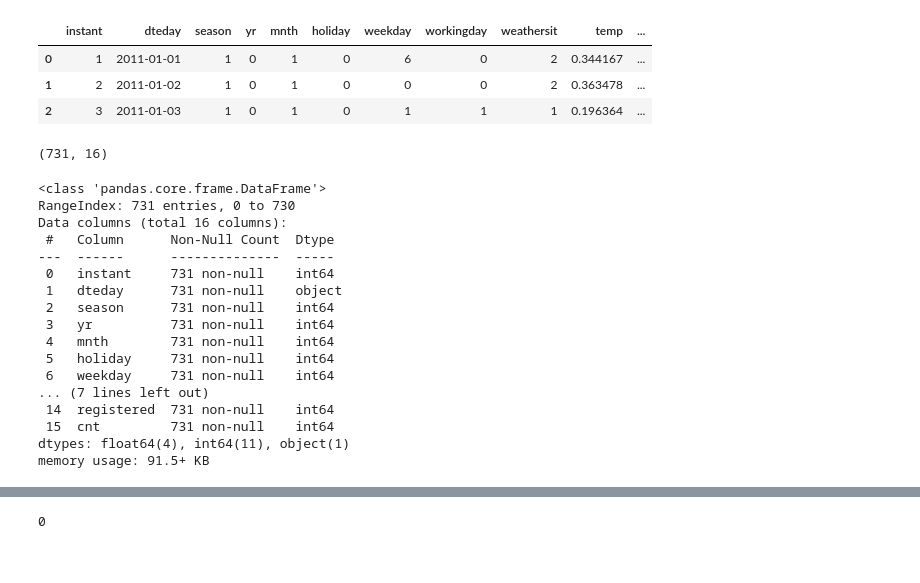
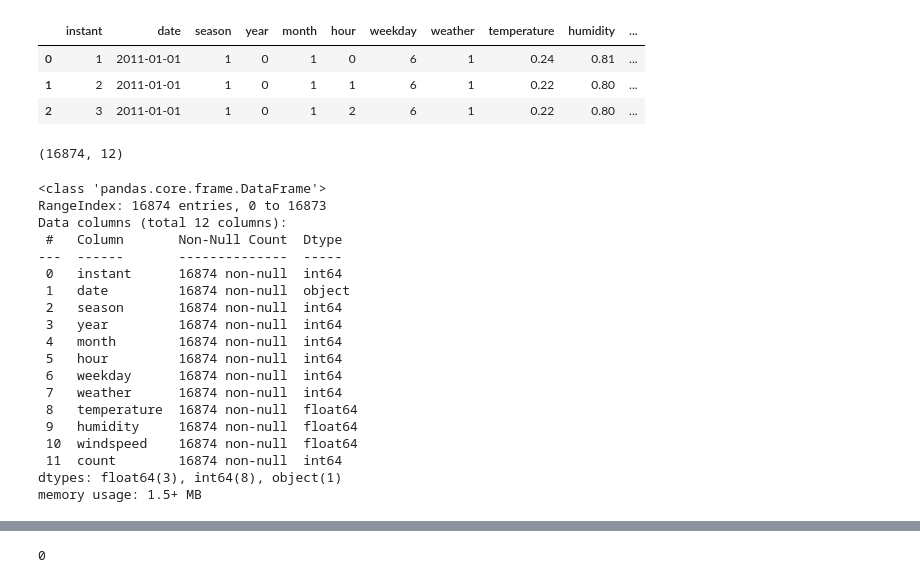
Before and after one commit to saleha-12/bike_sharing, a Jupyter notebook: EDA/bike_sharing_EDA.ipynb, the cells around one changed output, grey strips where cells are left out. Drawn from its saved outputs; the diff is of its cells as text; code cells hidden in the pictures.

```diff
--- a/EDA/bike_sharing_EDA.ipynb
+++ b/EDA/bike_sharing_EDA.ipynb
@@ -5,20 +5,20 @@ import matplotlib.pyplot as plt
 import seaborn as sns
 # %%
 # Load csv file from GitHub into a DataFrame
-df = pd.read_csv('https://raw.githubusercontent.com/saleha-12/bike_sharing/refs/heads/main/EDA/day.csv')
+df = pd.read_csv('https://raw.githubusercontent.com/saleha-12/bike_sharing/refs/heads/main/cleaned_hourly_bike_data.csv')
 
 # Check top 3 rows of DataFrame
 df.head(3)
 # %% [output]
-|  | instant | dteday | season | yr | mnth | holiday | weekday | workingday | weathersit | temp | ... |
-| 0 | 1 | 2011-01-01 | 1 | 0 | 1 | 0 | 6 | 0 | 2 | 0.344167 | ... |
-| 1 | 2 | 2011-01-02 | 1 | 0 | 1 | 0 | 0 | 0 | 2 | 0.363478 | ... |
-| 2 | 3 | 2011-01-03 | 1 | 0 | 1 | 0 | 1 | 1 | 1 | 0.196364 | ... |
+|  | instant | date | season | year | month | hour | weekday | weather | temperature | humidity | ... |
+| 0 | 1 | 2011-01-01 | 1 | 0 | 1 | 0 | 6 | 1 | 0.24 | 0.81 | ... |
+| 1 | 2 | 2011-01-01 | 1 | 0 | 1 | 1 | 6 | 1 | 0.22 | 0.80 | ... |
+| 2 | 3 | 2011-01-01 | 1 | 0 | 1 | 2 | 6 | 1 | 0.22 | 0.80 | ... |
 # %%
 # Check number of rows and columns
 df.shape
 # %% [output]
-(731, 16)
+(16874, 12)
 # %%
 # Check column names and types
 df.info()
@@ -29,22 +29,24 @@ df.info()
 # This dataset does not have any missing values
 # %% [output]
 <class 'pandas.core.frame.DataFrame'>
-RangeIndex: 731 entries, 0 to 730
-Data columns (total 16 columns):
- #   Column      Non-Null Count  Dtype
----  ------      --------------  -----
- 0   instant     731 non-null    int64
- 1   dteday      731 non-null    object
- 2   season      731 non-null    int64
- 3   yr          731 non-null    int64
- 4   mnth        731 non-null    int64
- 5   holiday     731 non-null    int64
- 6   weekday     731 non-null    int64
-... (7 lines left out)
- 14  registered  731 non-null    int64
- 15  cnt         731 non-null    int64
-dtypes: float64(4), int64(11), object(1)
-memory usage: 91.5+ KB
+RangeIndex: 16874 entries, 0 to 16873
+Data columns (total 12 columns):
+ #   Column       Non-Null Count  Dtype
+---  ------       --------------  -----
+ 0   instant      16874 non-null  int64
+ 1   date         16874 non-null  object
+ 2   season       16874 non-null  int64
+ 3   year         16874 non-null  int64
+ 4   month        16874 non-null  int64
+ 5   hour         16874 non-null  int64
+ 6   weekday      16874 non-null  int64
+ 7   weather      16874 non-null  int64
+ 8   temperature  16874 non-null  float64
+ 9   humidity     16874 non-null  float64
+ 10  windspeed    16874 non-null  float64
+ 11  count        16874 non-null  int64
+dtypes: float64(3), int64(8), object(1)
+memory usage: 1.5+ MB
 # %%
 # Check summary stats (also checking for outliers)
 df.describe()
```
Also changed, not shown: parts of 4 cells of this notebook.
